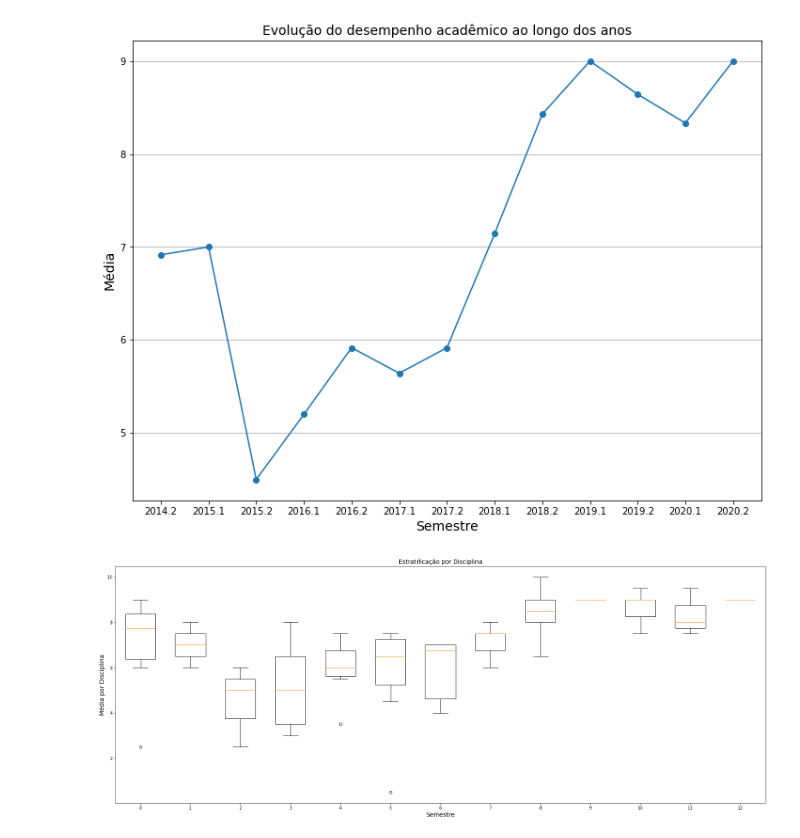
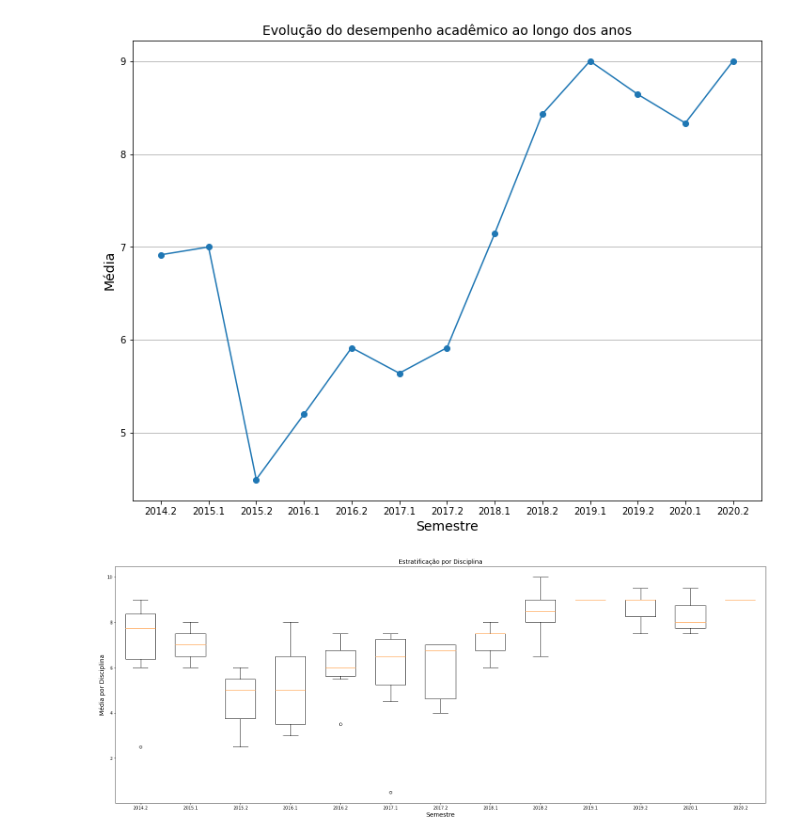
Before and after one commit to giacomocolonetti/giacomocolonetti, a Jupyter notebook: me.ipynb, the cells around one changed output. Drawn from its saved outputs; the diff is of its cells as text; code cells hidden in the pictures.

```diff
--- a/me.ipynb
+++ b/me.ipynb
@@ -32,19 +32,20 @@ ax1.plot(avg_df['Semestre'], avg_df['Avg'], marker = 'o')
 # %%
 fig2, ax2 = plt.subplots()
 fig2.tight_layout()
 fig2.set_size_inches(24,9)
 
 ax2.set_xlabel('Semestre', fontdict = font1)
 ax2.set_ylabel('Média por Disciplina', fontdict = font1)
 ax2.set_title('Estratificação por Disciplina', fontdict = font1)
 
 semestres = df['Semestre'].unique().tolist()
 df_dict = {elem : pd.DataFrame for elem in semestres}
 
 for key in df_dict.keys():
   df_dict[key] = df[:][df['Semestre'] == key]
 
+ax2.set_xticklabels(semestres)
 for semester in semestres:
   ax2.boxplot(df_dict[semester]['Nota'], positions=[semestres.index(semester)], widths=0.6)
 # %% [output]
-[figure, old version]
+[figure, new version]
```
